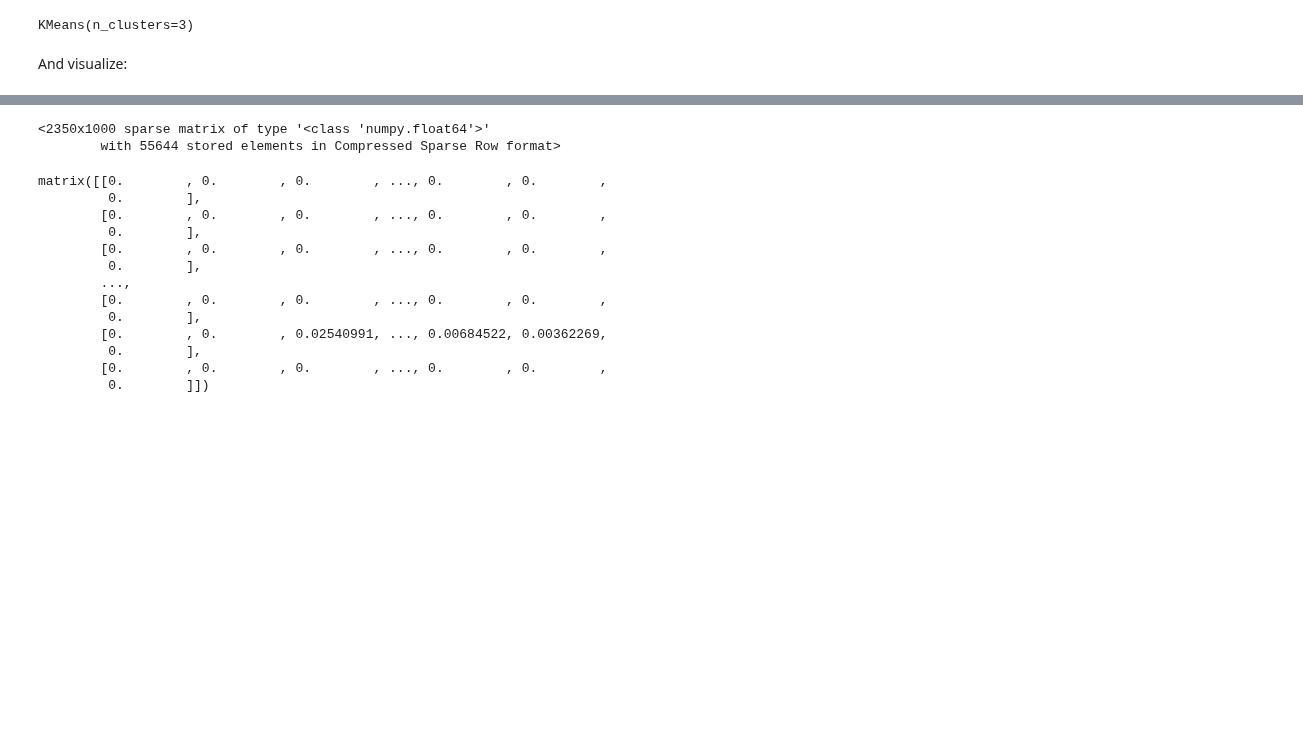
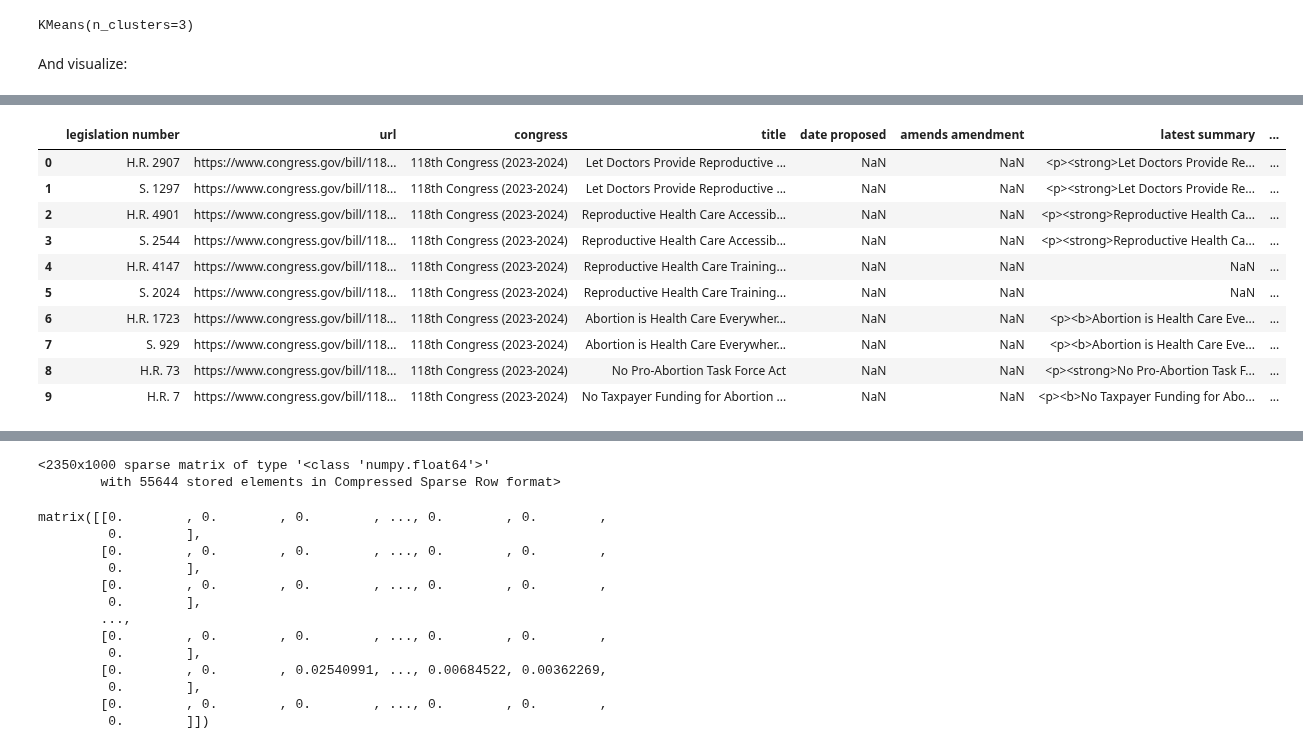
Before and after one commit to michplunkett/computational-content-analysis, a Jupyter notebook: 3_Topic_Modeling_and_Clustering.ipynb, the cells around one changed output, grey strips where cells are left out. Cells and saved outputs as stored; diff of their text form; code cells hidden in the pictures; blank space fills up the shorter version.

```diff
--- a/3_Topic_Modeling_and_Clustering.ipynb
+++ b/3_Topic_Modeling_and_Clustering.ipynb
@@ -743,0 +919,16 @@ targetDF
+# %%
+# Adding labels to corpus DataFrame.
+abortion_legislation_df["kmeans_predictions"] = optimal_legislation_km.labels_
+abortion_legislation_df[:10]
+# %% [output]
+|  | legislation number | url | congress | title | date proposed | amends amendment | latest summary | ... |
+| 0 | H.R. 2907 | https://www.congress.gov/bill/118... | 118th Congress (2023-2024) | Let Doctors Provide Reproductive ... | NaN | NaN | <p><strong>Let Doctors Provide Re... | ... |
+| 1 | S. 1297 | https://www.congress.gov/bill/118... | 118th Congress (2023-2024) | Let Doctors Provide Reproductive ... | NaN | NaN | <p><strong>Let Doctors Provide Re... | ... |
+| 2 | H.R. 4901 | https://www.congress.gov/bill/118... | 118th Congress (2023-2024) | Reproductive Health Care Accessib... | NaN | NaN | <p><strong>Reproductive Health Ca... | ... |
+| 3 | S. 2544 | https://www.congress.gov/bill/118... | 118th Congress (2023-2024) | Reproductive Health Care Accessib... | NaN | NaN | <p><strong>Reproductive Health Ca... | ... |
+| 4 | H.R. 4147 | https://www.congress.gov/bill/118... | 118th Congress (2023-2024) | Reproductive Health Care Training... | NaN | NaN | NaN | ... |
+| 5 | S. 2024 | https://www.congress.gov/bill/118... | 118th Congress (2023-2024) | Reproductive Health Care Training... | NaN | NaN | NaN | ... |
+| 6 | H.R. 1723 | https://www.congress.gov/bill/118... | 118th Congress (2023-2024) | Abortion is Health Care Everywher... | NaN | NaN | <p><b>Abortion is Health Care Eve... | ... |
+| 7 | S. 929 | https://www.congress.gov/bill/118... | 118th Congress (2023-2024) | Abortion is Health Care Everywher... | NaN | NaN | <p><b>Abortion is Health Care Eve... | ... |
+| 8 | H.R. 73 | https://www.congress.gov/bill/118... | 118th Congress (2023-2024) | No Pro-Abortion Task Force Act | NaN | NaN | <p><strong>No Pro-Abortion Task F... | ... |
+| 9 | H.R. 7 | https://www.congress.gov/bill/118... | 118th Congress (2023-2024) | No Taxpayer Funding for Abortion ... | NaN | NaN | <p><b>No Taxpayer Funding for Abo... | ... |
```
Also changed, not shown: parts of 98 cells of this notebook.
